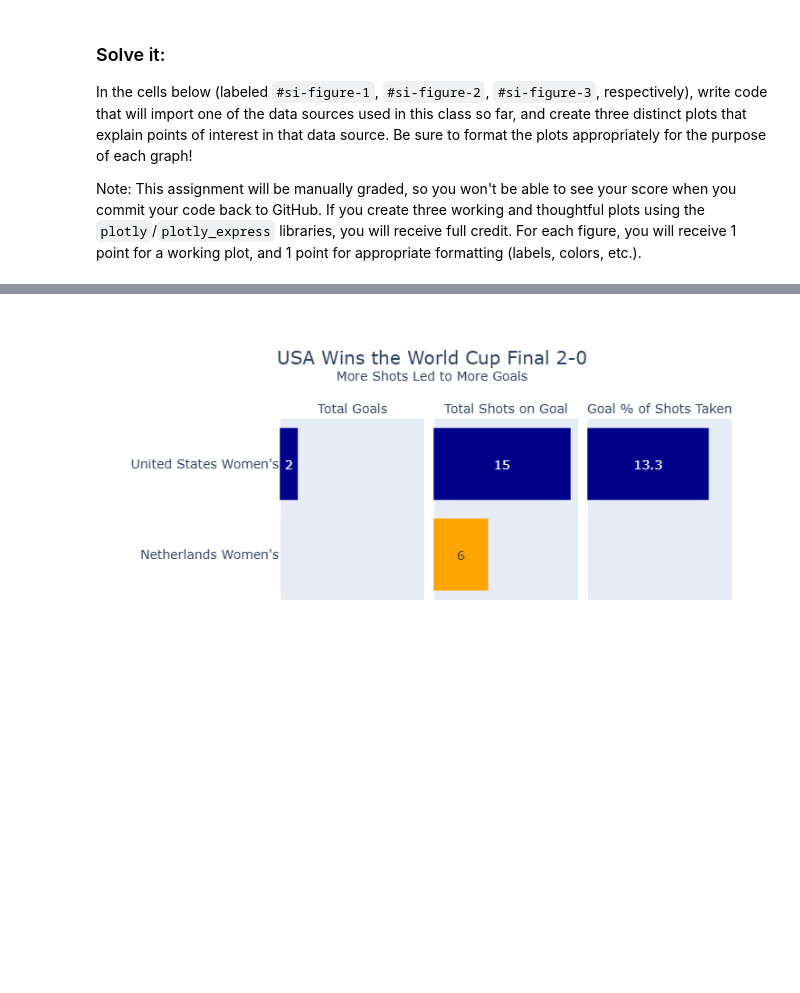
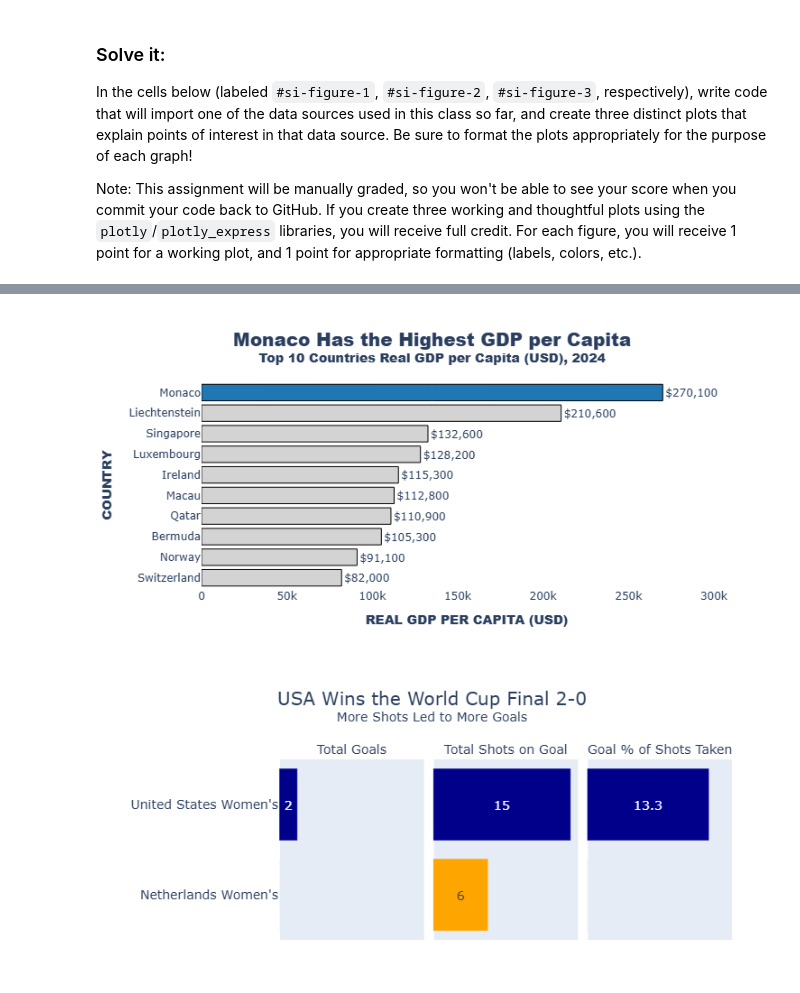
Before and after one commit to austinbarrette/econ8320-assignment-11, a Jupyter notebook: Lesson.ipynb, the cells around one changed output, grey strips where cells are left out. Saved outputs shown, nothing was run; the diff lists cells and outputs as text; code cells hidden in the pictures; blank space fills up the shorter version.

```diff
--- a/Lesson.ipynb
+++ b/Lesson.ipynb
@@ -392,5 +392,5 @@ fig.update_layout(
 
 #Show fig
 fig.show()
-fig.write_html("si-figure-1.html")
+fig.write_html("figures/si-figure-1.html")
 # %% [output]
@@ -398,3 +397,4 @@ fig.write_html("si-figure-1.html")
+[figure, added]
 # %%
 #si-figure-2
 import plotly.express as px
```
Also changed, not shown: parts of 3 cells of this notebook.
